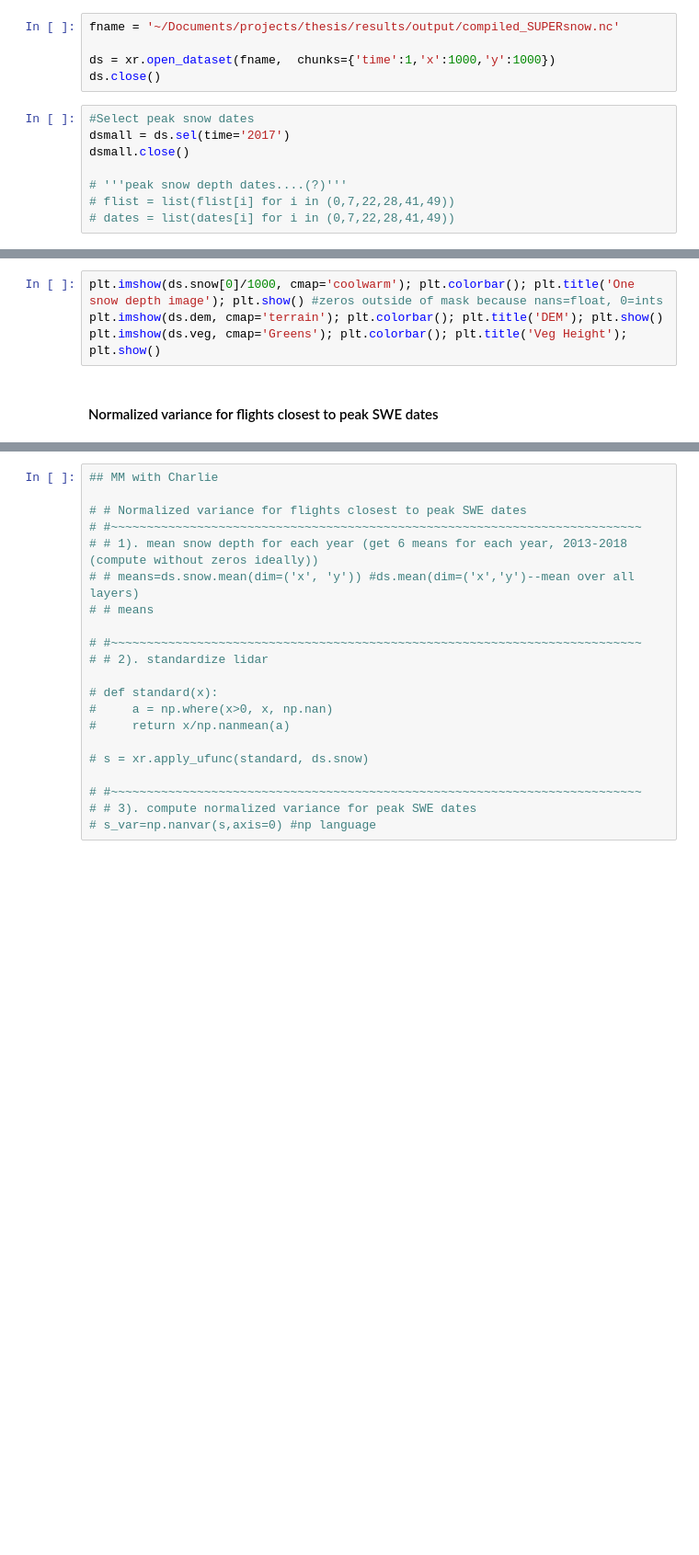
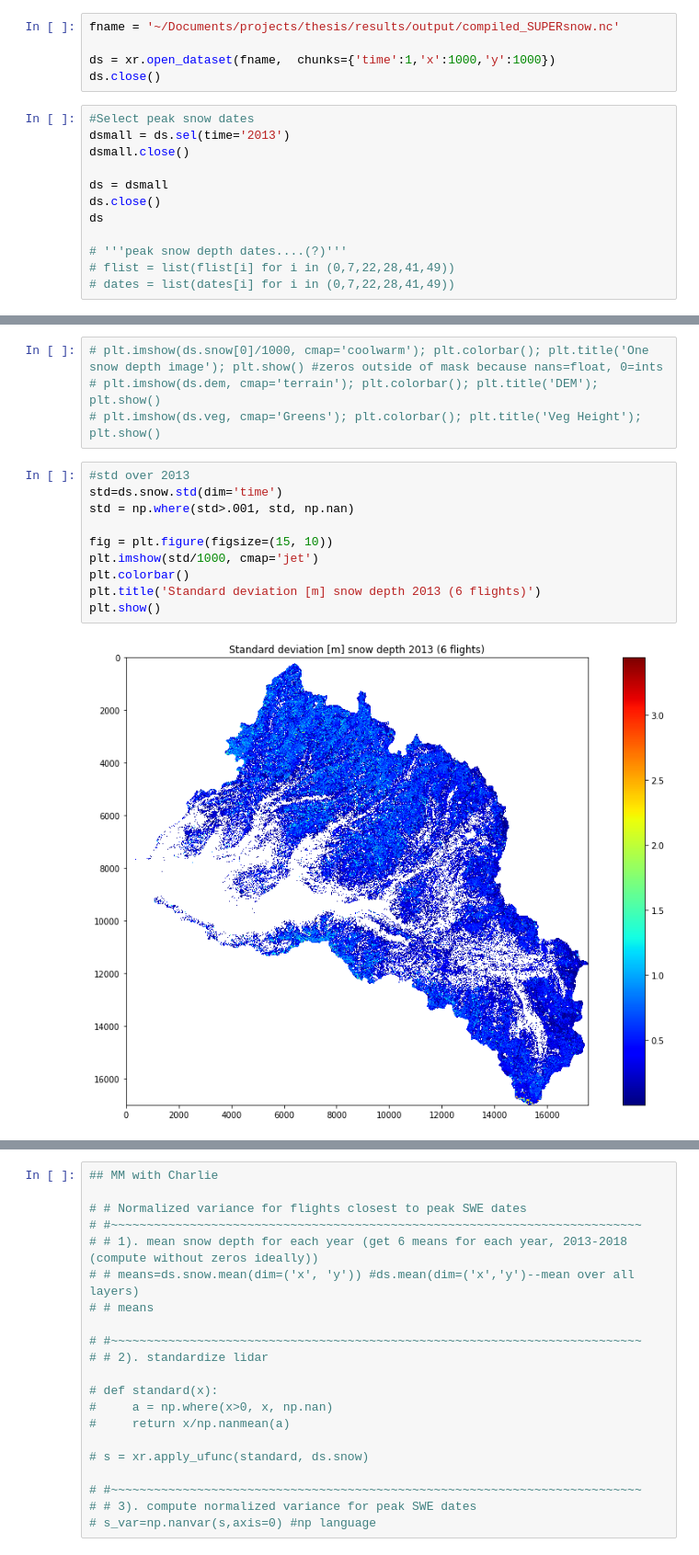
Before and after one commit to meganmason/jlabs, a Jupyter notebook: xarray/basic_analysis.ipynb, the cells around one changed output, grey strips where cells are left out. Shown at 92% size. Cells and saved outputs as stored; diff of their text form; blank space fills up the shorter version.

```diff
--- a/xarray/basic_analysis.ipynb
+++ b/xarray/basic_analysis.ipynb
@@ -15,8 +15,12 @@ ds = xr.open_dataset(fname,  chunks={'time':1,'x':1000,'y':1000})
 ds.close()
 # %%
 #Select peak snow dates
-dsmall = ds.sel(time='2017')
+dsmall = ds.sel(time='2013')
 dsmall.close()
+
+ds = dsmall
+ds.close()
+ds
 
 # '''peak snow depth dates....(?)'''
 # flist = list(flist[i] for i in (0,7,22,28,41,49))
@@ -24,6 +40,16 @@ dsmall.close()
 # %%
-plt.imshow(ds.snow[0]/1000, cmap='coolwarm'); plt.colorbar(); plt.title('One snow depth image'); plt.show() #zeros outside of mask because nans=float, 0=ints
-plt.imshow(ds.dem, cmap='terrain'); plt.colorbar(); plt.title('DEM'); plt.show()
-plt.imshow(ds.veg, cmap='Greens'); plt.colorbar(); plt.title('Veg Height'); plt.show()
+# plt.imshow(ds.snow[0]/1000, cmap='coolwarm'); plt.colorbar(); plt.title('One snow depth image'); plt.show() #zeros outside of mask because nans=float, 0=ints
+# plt.imshow(ds.dem, cmap='terrain'); plt.colorbar(); plt.title('DEM'); plt.show()
+# plt.imshow(ds.veg, cmap='Greens'); plt.colorbar(); plt.title('Veg Height'); plt.show()
-# %% [markdown]
-#### Normalized variance for flights closest to peak SWE dates
+# %%
+#std over 2013
+std=ds.snow.std(dim='time')
+std = np.where(std>.001, std, np.nan)
+
+fig = plt.figure(figsize=(15, 10))
+plt.imshow(std/1000, cmap='jet')
+plt.colorbar()
+plt.title('Standard deviation [m] snow depth 2013 (6 flights)')
+plt.show()
+# %% [output]
+[figure, added]
```
Also changed, not shown: parts of 9 cells of this notebook, 3 other files.
